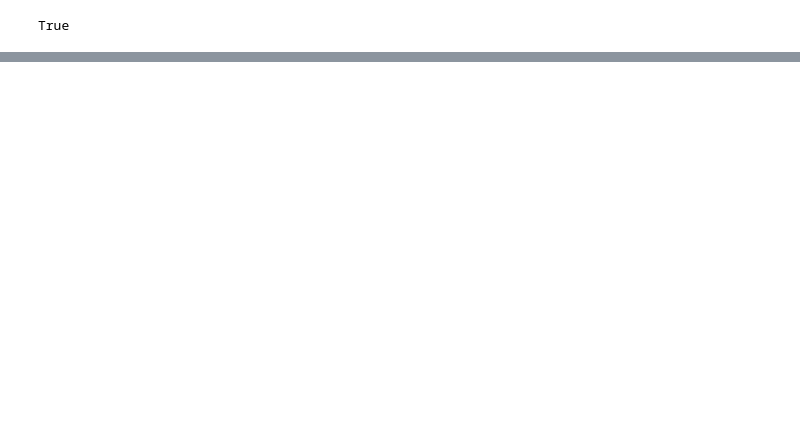
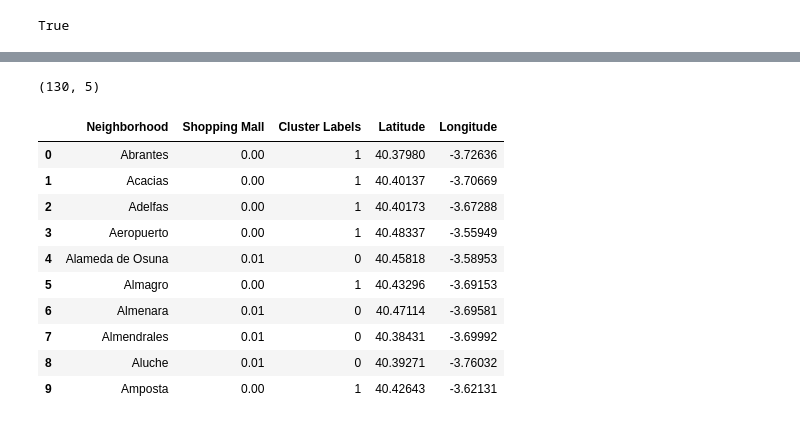
Before and after one commit to mikel-hernandezj/Coursera_Capstone, a Jupyter notebook: Capstone Project - Part II/Capstone_Project_Notebook.ipynb, the cells around one changed output, grey strips where cells are left out. Drawn from its saved outputs; the diff is of its cells as text; code cells hidden in the pictures; blank space fills up the shorter version.

```diff
--- a/Capstone Project - Part II/Capstone_Project_Notebook.ipynb
+++ b/Capstone Project - Part II/Capstone_Project_Notebook.ipynb
@@ -528,0 +330,3 @@ kl_merged.loc[kl_merged['Cluster Labels'] == 2]
+# %%
+madrid_mall = madrid_grouped[["Neighborhood","Shopping Mall"]]
+madrid_mall.head(10)
@@ -528,0 +354,12 @@ kl_merged.loc[kl_merged['Cluster Labels'] == 2]
+# %%
+#set number of clusters
+kclusters = 3
+
+#delete neighborhood column
+madrid_clustering = madrid_mall.drop(["Neighborhood"], 1)
+
+#run k-means clustering
+kmeans = KMeans(n_clusters=kclusters, random_state=0).fit(madrid_clustering)
+
+#check cluster labels generated for each row in the dataframe
+kmeans.labels_
@@ -528,0 +373,7 @@ kl_merged.loc[kl_merged['Cluster Labels'] == 2]
+# %%
+#create a new dataframe that includes the cluster label for each neighborhood.
+madrid_merged = madrid_mall.copy()
+
+#add clustering labels
+madrid_merged["Cluster Labels"] = kmeans.labels_
+madrid_merged.head(10)
@@ -528,0 +392,19 @@ kl_merged.loc[kl_merged['Cluster Labels'] == 2]
+# %%
+#add latitude/longitude for each neighborhood
+madrid_merged = madrid_merged.join(df.set_index("Neighborhood"), on="Neighborhood")
+
+print(madrid_merged.shape)
+madrid_merged.head(10)
+# %% [output]
+(130, 5)
+|  | Neighborhood | Shopping Mall | Cluster Labels | Latitude | Longitude |
+| 0 | Abrantes | 0.00 | 1 | 40.37980 | -3.72636 |
+| 1 | Acacias | 0.00 | 1 | 40.40137 | -3.70669 |
+| 2 | Adelfas | 0.00 | 1 | 40.40173 | -3.67288 |
+| 3 | Aeropuerto | 0.00 | 1 | 40.48337 | -3.55949 |
+| 4 | Alameda de Osuna | 0.01 | 0 | 40.45818 | -3.58953 |
+| 5 | Almagro | 0.00 | 1 | 40.43296 | -3.69153 |
+| 6 | Almenara | 0.01 | 0 | 40.47114 | -3.69581 |
+| 7 | Almendrales | 0.01 | 0 | 40.38431 | -3.69992 |
+| 8 | Aluche | 0.01 | 0 | 40.39271 | -3.76032 |
+| 9 | Amposta | 0.00 | 1 | 40.42643 | -3.62131 |
```
Also changed, not shown: parts of 54 cells of this notebook, 3 other files.
